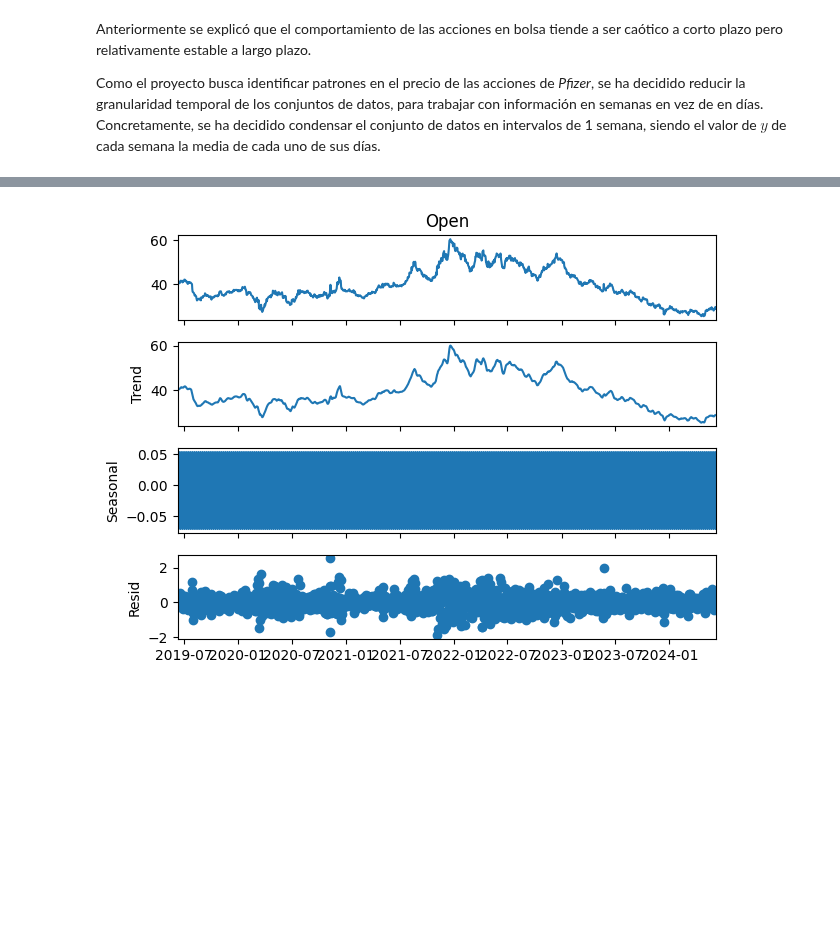
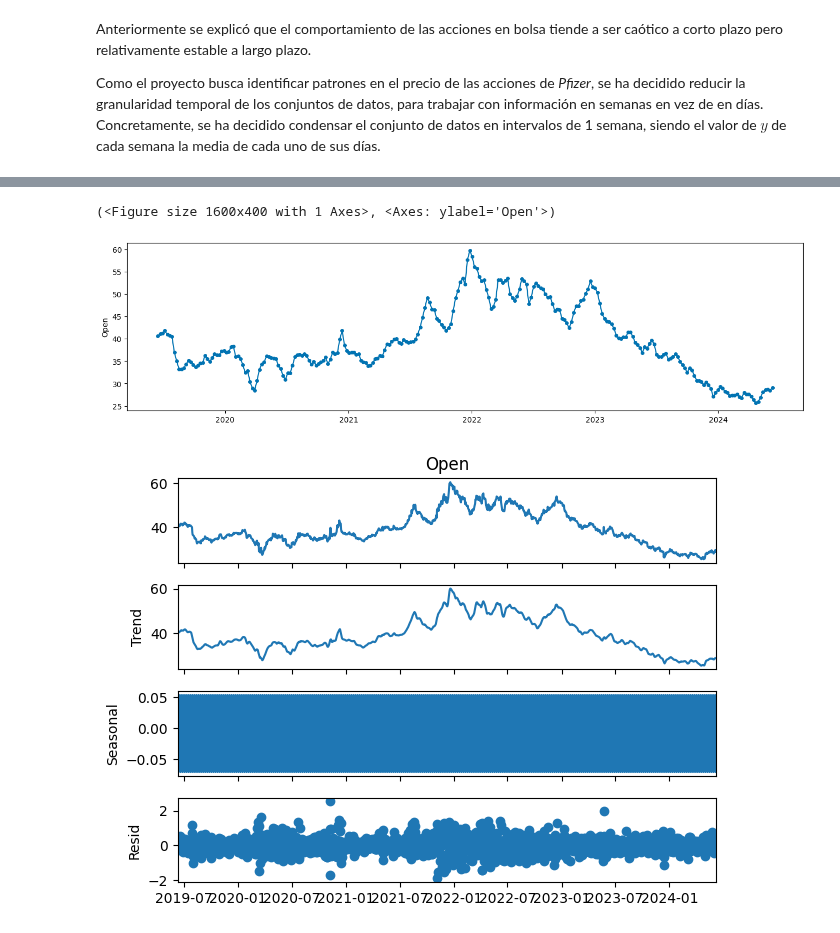
Before and after one commit to alu0101351773/TAAD_practicas, a Jupyter notebook: src/time_series.ipynb, the cells around one changed output, grey strips where cells are left out. Cells and saved outputs as stored; diff of their text form; code cells hidden in the pictures; blank space fills up the shorter version.

```diff
--- a/src/time_series.ipynb
+++ b/src/time_series.ipynb
@@ -146,3 +173,10 @@ plot_series(fixed_pfizer['Open'])
+# %%
+weekly_pfizer = reduce_df_to_weekly(fixed_pfizer)
+
+plot_series(weekly_pfizer['Open'])
+# %% [output]
+(<Figure size 1600x400 with 1 Axes>, <Axes: ylabel='Open'>)
+[figure, added]
 # %%
 from statsmodels.tsa.seasonal import seasonal_decompose
 
```
Also changed, not shown: parts of 10 cells of this notebook.
